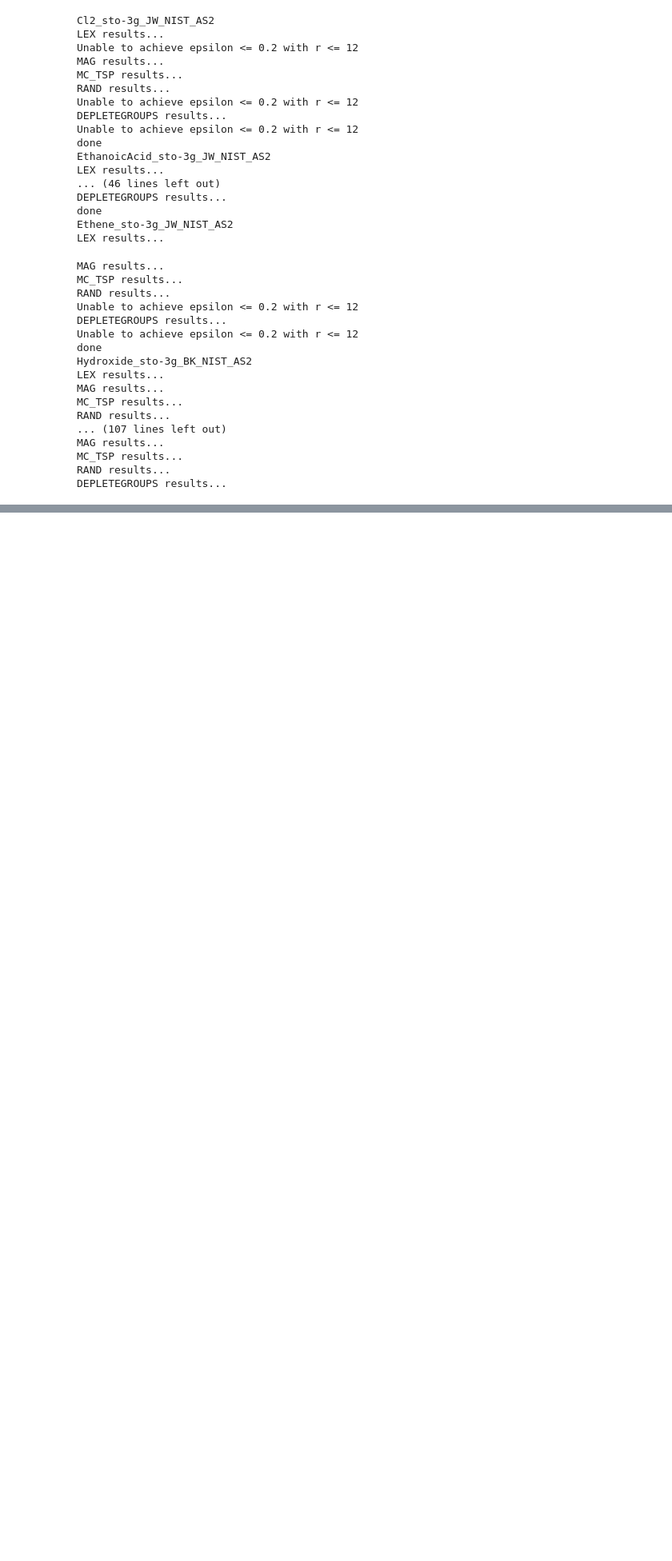
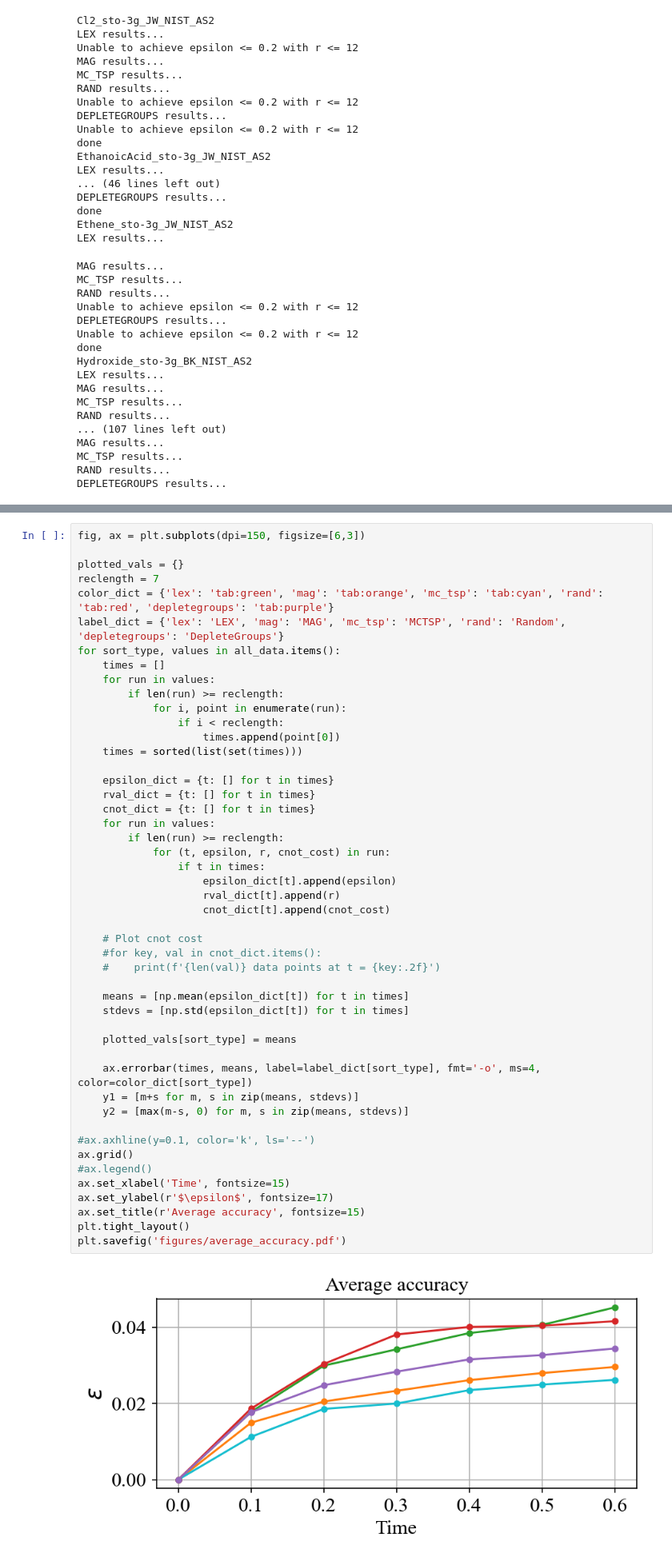
Before and after one commit to teaguetomesh/dqs-term-grouping, a Jupyter notebook: Simulations.ipynb, the cells around one changed output, grey strips where cells are left out. Shown at 80% size. Drawn from its saved outputs; the diff is of its cells as text; blank space fills up the shorter version.

```diff
--- a/Simulations.ipynb
+++ b/Simulations.ipynb
@@ -916,0 +1022,50 @@ DEPLETEGROUPS results...
+# %%
+fig, ax = plt.subplots(dpi=150, figsize=[6,3])
+
+plotted_vals = {}
+reclength = 7
+color_dict = {'lex': 'tab:green', 'mag': 'tab:orange', 'mc_tsp': 'tab:cyan', 'rand': 'tab:red', 'depletegroups': 'tab:purple'}
+label_dict = {'lex': 'LEX', 'mag': 'MAG', 'mc_tsp': 'MCTSP', 'rand': 'Random', 'depletegroups': 'DepleteGroups'}
+for sort_type, values in all_data.items():
+    times = []
+    for run in values:
+        if len(run) >= reclength:
+            for i, point in enumerate(run):
+                if i < reclength:
+                    times.append(point[0])
+    times = sorted(list(set(times)))
+
+    epsilon_dict = {t: [] for t in times}
+    rval_dict = {t: [] for t in times}
+    cnot_dict = {t: [] for t in times}
+    for run in values:
+        if len(run) >= reclength:
+            for (t, epsilon, r, cnot_cost) in run:
+                if t in times:
+                    epsilon_dict[t].append(epsilon)
+                    rval_dict[t].append(r)
+                    cnot_dict[t].append(cnot_cost)
+
+    # Plot cnot cost
+    #for key, val in cnot_dict.items():
+    #    print(f'{len(val)} data points at t = {key:.2f}')
+
+    means = [np.mean(epsilon_dict[t]) for t in times]
+    stdevs = [np.std(epsilon_dict[t]) for t in times]
+
+    plotted_vals[sort_type] = means
+
+    ax.errorbar(times, means, label=label_dict[sort_type], fmt='-o', ms=4, color=color_dict[sort_type])
+    y1 = [m+s for m, s in zip(means, stdevs)]
+    y2 = [max(m-s, 0) for m, s in zip(means, stdevs)]
+
+#ax.axhline(y=0.1, color='k', ls='--')
+ax.grid()
+#ax.legend()
+ax.set_xlabel('Time', fontsize=15)
+ax.set_ylabel(r'$\epsilon$', fontsize=17)
+ax.set_title(r'Average accuracy', fontsize=15)
+plt.tight_layout()
+plt.savefig('figures/average_accuracy.pdf')
+# %% [output]
+[figure, added]
```
Also changed, not shown: parts of 9 cells of this notebook.
